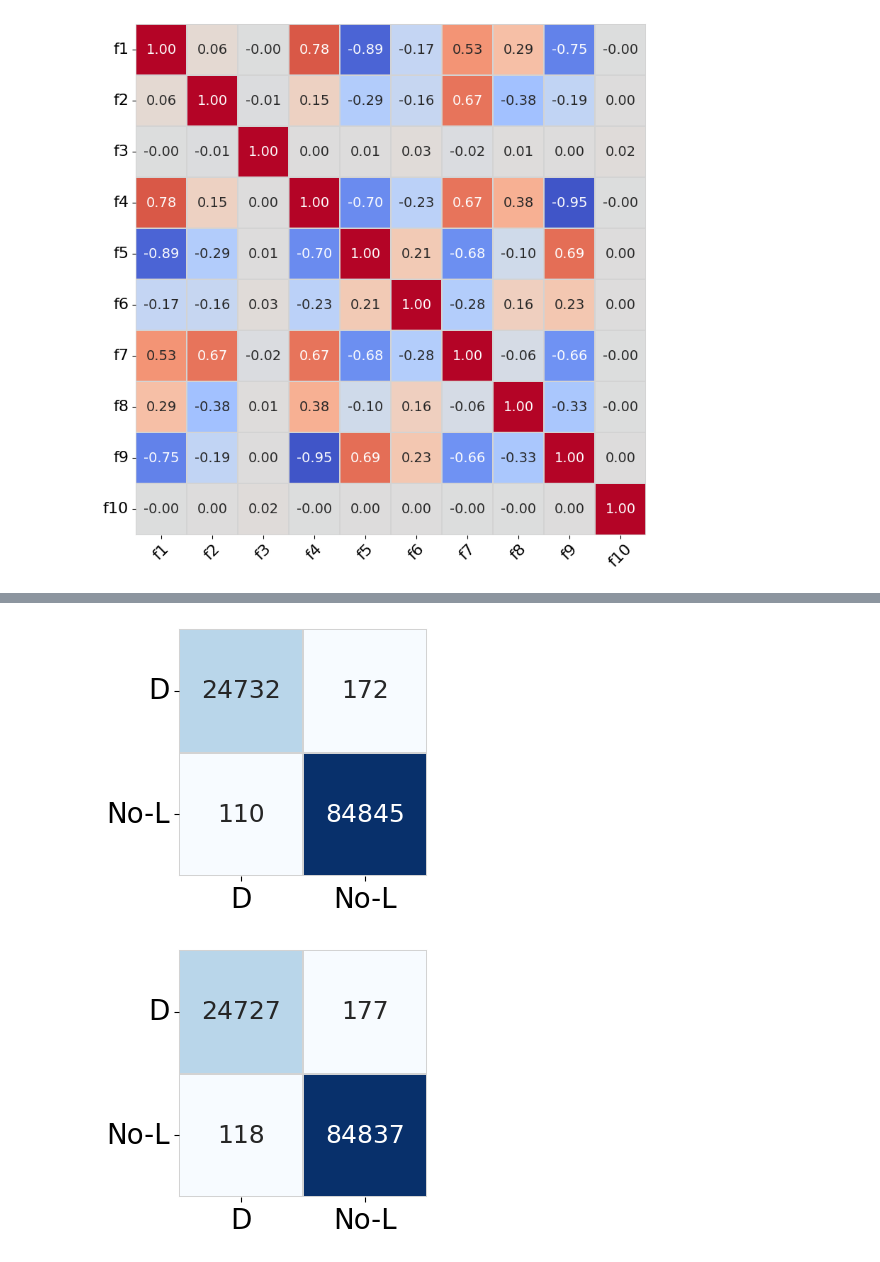
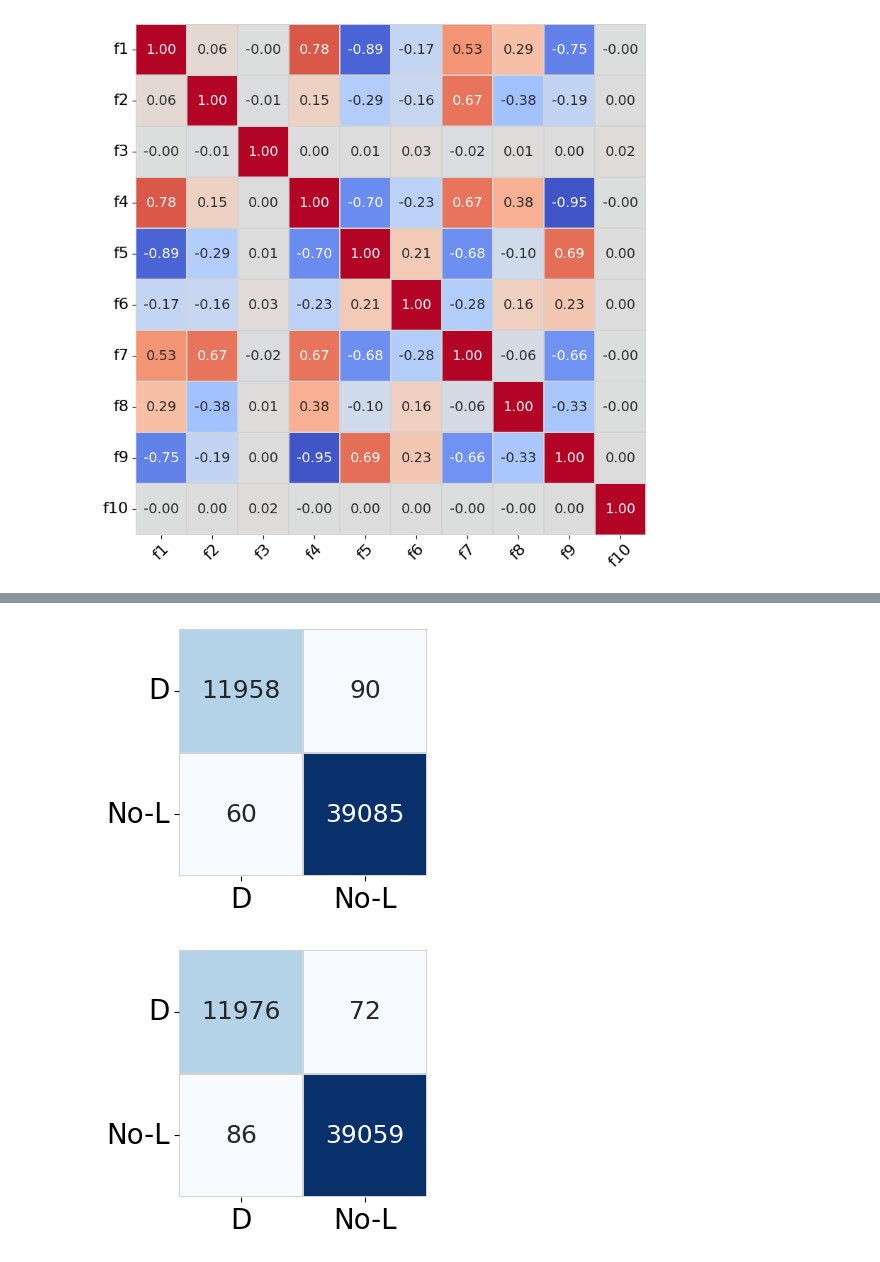
Before and after one commit to arman-niaruhi/temporal-windows-analysis-rotary-tube-bending, a Jupyter notebook: a.ipynb, the cells around one changed output, grey strips where cells are left out. Cells and saved outputs as stored; diff of their text form; code cells hidden in the pictures.

```diff
--- a/a.ipynb
+++ b/a.ipynb
@@ -293,7 +293,7 @@ plot_confusion_matrix(
 # %%
 cm = np.array([
-    [24732, 172],
-    [110, 84845]
+    [11958, 90],
+    [60, 39085]
 ])
 
 labels = ["D","No-L"]
@@ -307,22 +307,22 @@ plot_confusion_matrix(
     figsize=(3.5, 3.5),
 )
 # %% [output]
-[figure, old version]
+[figure, new version]
 # %%
 cm = np.array([
-    [24727, 177],
-    [118, 84837]
+    [11976, 72],
+    [86, 39059]
 ])
 
 labels = ["D","No-L"]
 
 plot_confusion_matrix(
     cm=cm,
     labels=labels,
     annot_font_size=18,
     tick_font_size=20,
     save_path=r"/home/arman/Documents/university/Master/Master these 2025/latex/Machine Learning-Based Detection of Process Phases and Temporal Importance Windows in Rotary Tube Bending/Figures/experiments-results/mar/training/confusion-matrix/movement/declamping.pdf",
     figsize=(3.5, 3.5),
 )
 # %% [output]
-[figure, old version]
+[figure, new version]
```
Also changed, not shown: parts of 8 cells of this notebook, 23 other files.
